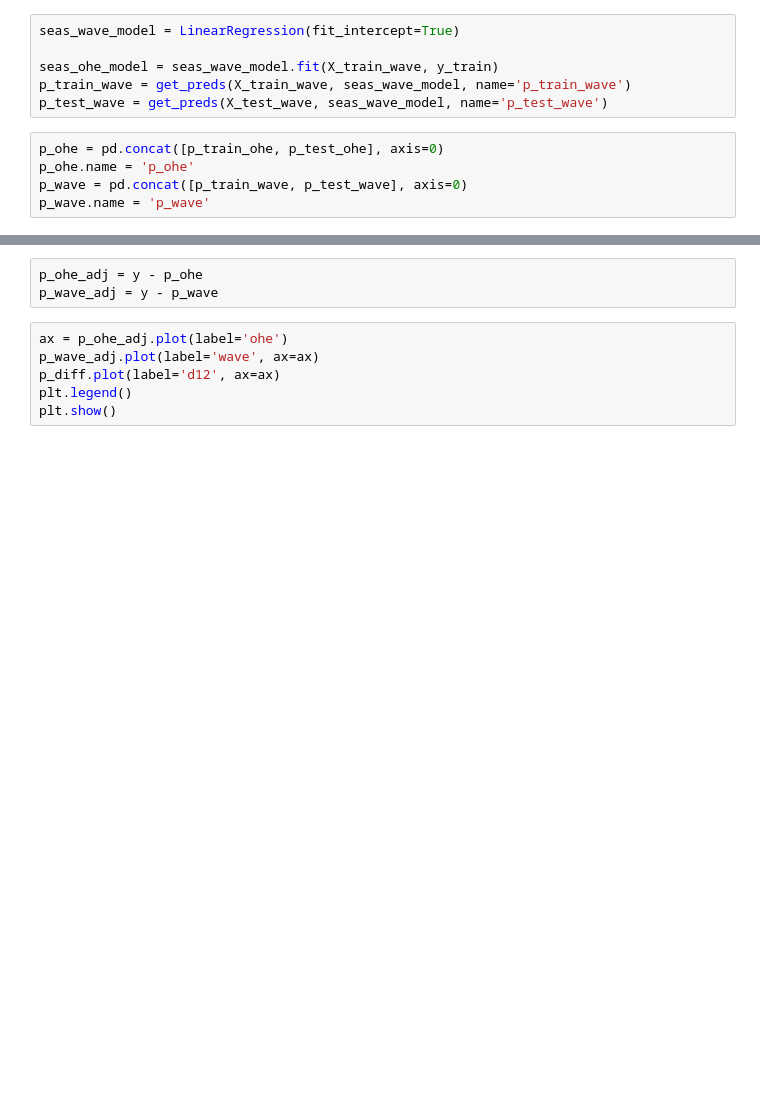
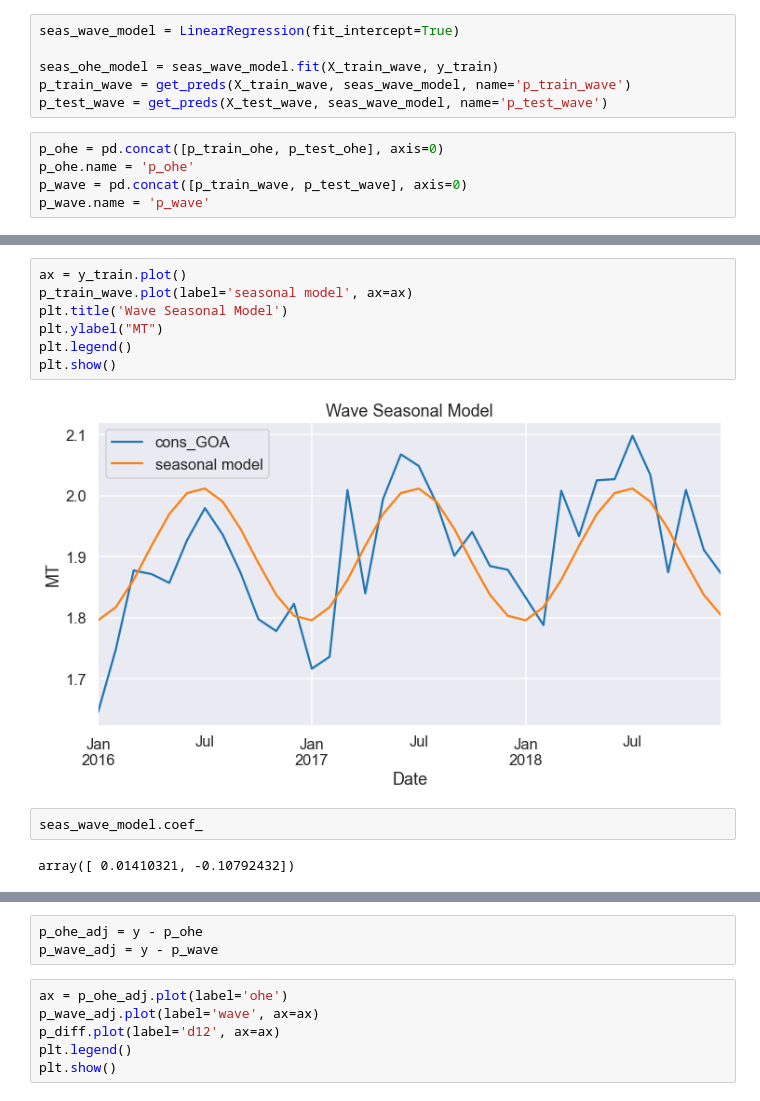
Before and after one commit to manualrg/ai4forecast, a Jupyter notebook: notebooks/03_fte_seas.ipynb, the cells around one changed output, grey strips where cells are left out. Saved outputs shown, nothing was run; the diff lists cells and outputs as text; blank space fills up the shorter version.

```diff
--- a/notebooks/03_fte_seas.ipynb
+++ b/notebooks/03_fte_seas.ipynb
@@ -142,0 +264,13 @@ p_wave.name = 'p_wave'
+# %%
+ax = y_train.plot()
+p_train_wave.plot(label='seasonal model', ax=ax)
+plt.title('Wave Seasonal Model')
+plt.ylabel("MT")
+plt.legend()
+plt.show()
+# %% [output]
+[figure, added]
+# %%
+seas_wave_model.coef_
+# %% [output]
+array([ 0.01410321, -0.10792432])
```
Also changed, not shown: parts of 18 cells of this notebook, 3 other files.
